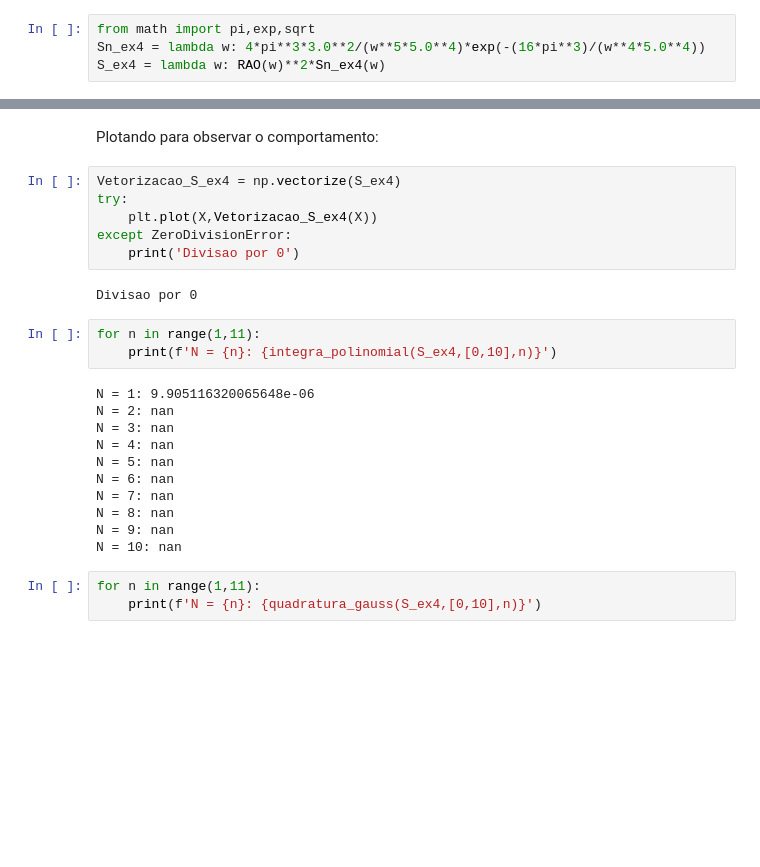
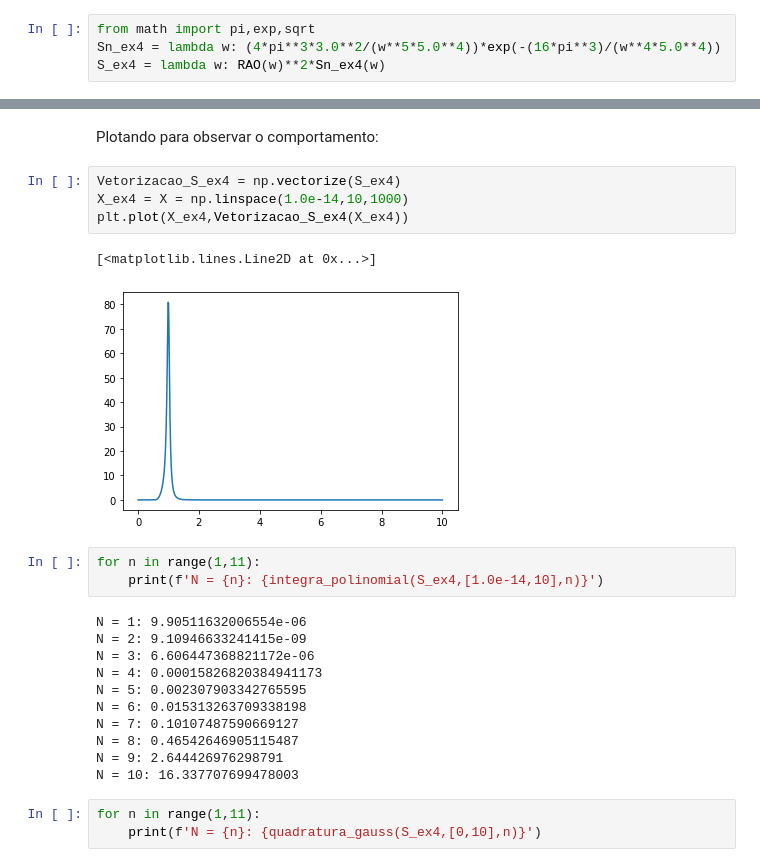
Before and after one commit to redeii/AlgLinComp, a Jupyter notebook: Lista5 - Quadraturas e diferenciacao.ipynb, the cells around one changed output, grey strips where cells are left out. Cells and saved outputs as stored; diff of their text form; blank space fills up the shorter version.

```diff
--- a/Lista5 - Quadraturas e diferenciacao.ipynb
+++ b/Lista5 - Quadraturas e diferenciacao.ipynb
@@ -208,34 +217,33 @@ Tambem nao e possivel
 ### Questao 4
 # %%
 from math import pi,exp,sqrt
-Sn_ex4 = lambda w: 4*pi**3*3.0**2/(w**5*5.0**4)*exp(-(16*pi**3)/(w**4*5.0**4))
+Sn_ex4 = lambda w: (4*pi**3*3.0**2/(w**5*5.0**4))*exp(-(16*pi**3)/(w**4*5.0**4))
 S_ex4 = lambda w: RAO(w)**2*Sn_ex4(w)
 # %% [markdown]
 https://www.wolframalpha.com/input/?i=%E2%88%AB4*pi**3*3.0**2%2F%28w**5*5.0**4%29*exp%28-%2816*pi**3%29%2F%28w**4*5.0**4%29%29*%281%2F%E2%88%9A%28%281-w**2%29**2%2B%282*0.05*w%2F1.0%29**2%29%29**2dw+from+0+to+10
 # %% [markdown]
 Plotando para observar o comportamento:
-# %%
-Vetorizacao_S_ex4 = np.vectorize(S_ex4)
-try:
-    plt.plot(X,Vetorizacao_S_ex4(X))
-except ZeroDivisionError:
-    print('Divisao por 0')
-# %% [output]
-Divisao por 0
+# %%
+Vetorizacao_S_ex4 = np.vectorize(S_ex4)
+X_ex4 = X = np.linspace(1.0e-14,10,1000)
+plt.plot(X_ex4,Vetorizacao_S_ex4(X_ex4))
+# %% [output]
+[<matplotlib.lines.Line2D at 0x...>]
+[figure, added]
 # %%
 for n in range(1,11):
-    print(f'N = {n}: {integra_polinomial(S_ex4,[0,10],n)}')
+    print(f'N = {n}: {integra_polinomial(S_ex4,[1.0e-14,10],n)}')
 # %% [output]
-N = 1: 9.905116320065648e-06
-N = 2: nan
-N = 3: nan
-N = 4: nan
-N = 5: nan
-N = 6: nan
-N = 7: nan
-N = 8: nan
-N = 9: nan
-N = 10: nan
+N = 1: 9.90511632006554e-06
+N = 2: 9.10946633241415e-09
+N = 3: 6.606447368821172e-06
+N = 4: 0.00015826820384941173
+N = 5: 0.002307903342765595
+N = 6: 0.015313263709338198
+N = 7: 0.10107487590669127
+N = 8: 0.46542646905115487
+N = 9: 2.644426976298791
+N = 10: 16.337707699478003
 # %%
 for n in range(1,11):
     print(f'N = {n}: {quadratura_gauss(S_ex4,[0,10],n)}')
```
Also changed, not shown: parts of 4 cells of this notebook, 2 other files.
